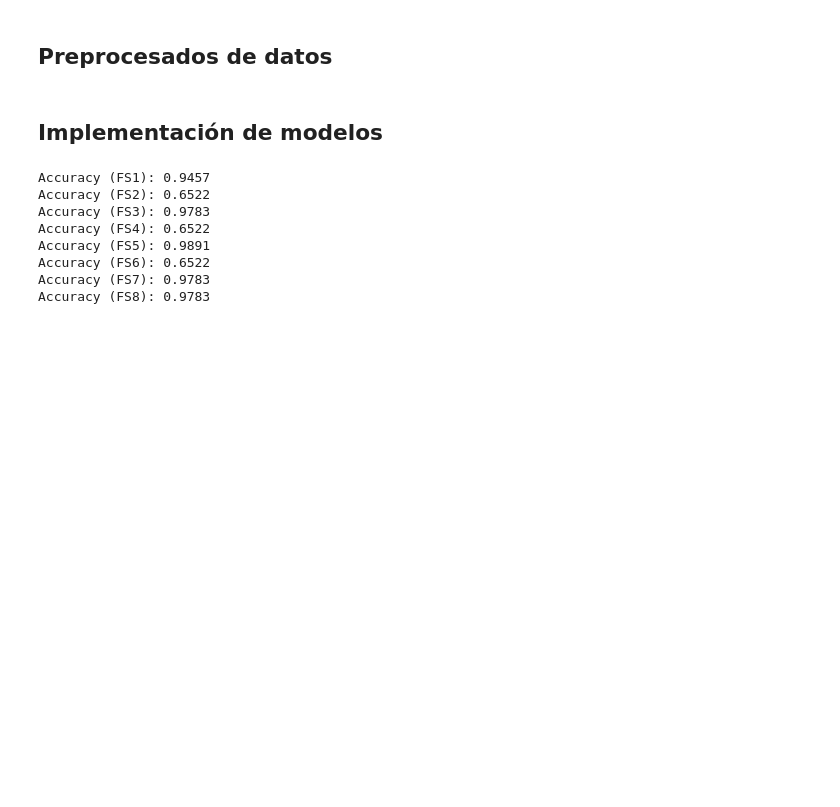
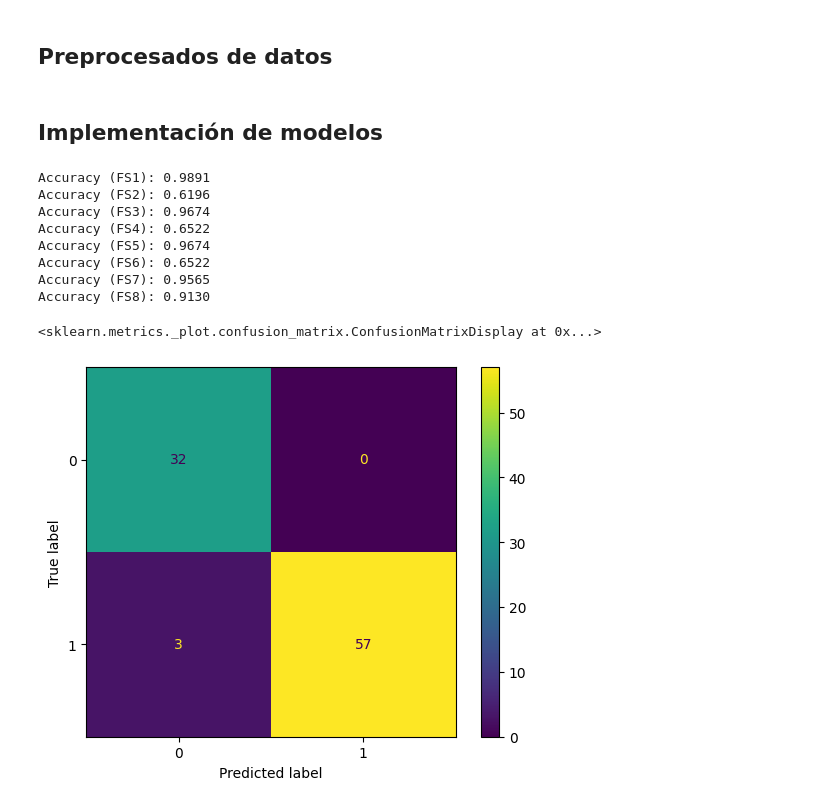
Before and after one commit to alu0101351773/TFM, a Jupyter notebook: src/project/main.ipynb, the cells around one changed output. Saved outputs shown, nothing was run; the diff lists cells and outputs as text; code cells hidden in the pictures; blank space fills up the shorter version.

Commit message:
matrices de confusion añadidas, pendiente de ver si hay sobreajuste o no

```diff
--- a/src/project/main.ipynb
+++ b/src/project/main.ipynb
@@ -153,8 +160,8 @@ display(FS5.head())
 # %%
 FS6 = pd.DataFrame(
     data={
-        'Cumulative variation over real time': (subset['Variacion'] / subset['Volumen dep. almacenam. fin. (L)']).cumsum(),
-        'Fugando combustible': subset['Fugando combustible']
+        'Cumulative variation over real time': (df['Variacion'] / df['Volumen dep. almacenam. fin. (L)']).cumsum(),
+        'Fugando combustible': df['Fugando combustible']
     })
 
 display(FS6.head())
@@ -170,9 +177,9 @@ display(FS6.head())
 # %%
 FS7 = pd.DataFrame(
     data={
-        'Variation over sales': subset['Variacion'] / subset['Venta (L)'],
-        'Variation over real time': (subset['Variacion'] / subset['Volumen dep. almacenam. fin. (L)']),
-        'Fugando combustible': subset['Fugando combustible']
+        'Variation over sales': df['Variacion'] / df['Venta (L)'],
+        'Variation over real time': (df['Variacion'] / df['Volumen dep. almacenam. fin. (L)']),
+        'Fugando combustible': df['Fugando combustible']
     })
 
 display(FS7.head())
@@ -188,9 +195,9 @@ display(FS7.head())
 # %%
 FS8 = pd.DataFrame(
     data={
-        'Variation': subset['Variacion'],
-        'Sales': subset['Venta (L)'],
-        'Fugando combustible': subset['Fugando combustible']
+        'Variation': df['Variacion'],
+        'Sales': df['Venta (L)'],
+        'Fugando combustible': df['Fugando combustible']
     })
 
 display(FS8.head())
@@ -230,8 +237,11 @@ for dataset in project_datasets:
 import tensorflow as tf
 from sklearn.model_selection import train_test_split
 from sklearn.metrics import accuracy_score
+from sklearn.metrics import confusion_matrix
 
 OBJECTIVE_VARIABLE = 'Fugando combustible'
+
+conf_matrix_list = []
 
 for i, dataset in enumerate(project_datasets):
 
@@ -263,14 +273,22 @@ for i, dataset in enumerate(project_datasets):
     )
 
     y_pred = (model.predict(X_test, verbose=0) > 0.5).astype(int)
+    conf_matrix_list.append(confusion_matrix(y_test, y_pred))
 
     print(f'Accuracy (FS{i + 1}): {accuracy_score(y_test, y_pred):.4f}')
 # %% [output]
-Accuracy (FS1): 0.9457
-Accuracy (FS2): 0.6522
-Accuracy (FS3): 0.9783
+Accuracy (FS1): 0.9891
+Accuracy (FS2): 0.6196
+Accuracy (FS3): 0.9674
 Accuracy (FS4): 0.6522
-Accuracy (FS5): 0.9891
+Accuracy (FS5): 0.9674
 Accuracy (FS6): 0.6522
-Accuracy (FS7): 0.9783
-Accuracy (FS8): 0.9783
+Accuracy (FS7): 0.9565
+Accuracy (FS8): 0.9130
+# %%
+from sklearn.metrics import ConfusionMatrixDisplay
+
+ConfusionMatrixDisplay(conf_matrix_list[2]).plot()
+# %% [output]
+<sklearn.metrics._plot.confusion_matrix.ConfusionMatrixDisplay at 0x...>
+[figure, added]
```
Also changed, not shown: parts of 8 cells of this notebook.
